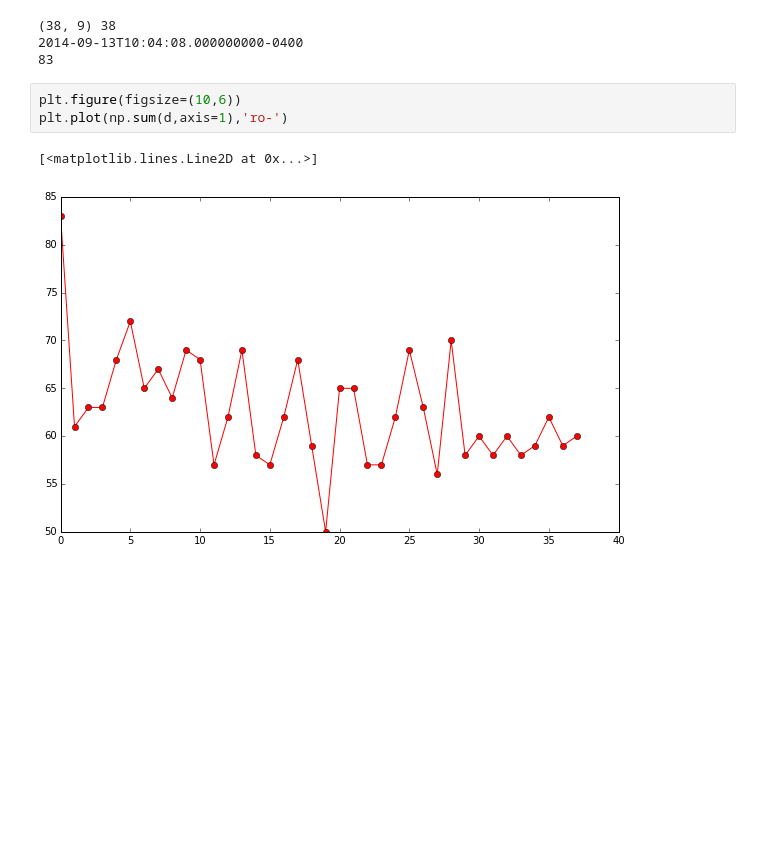
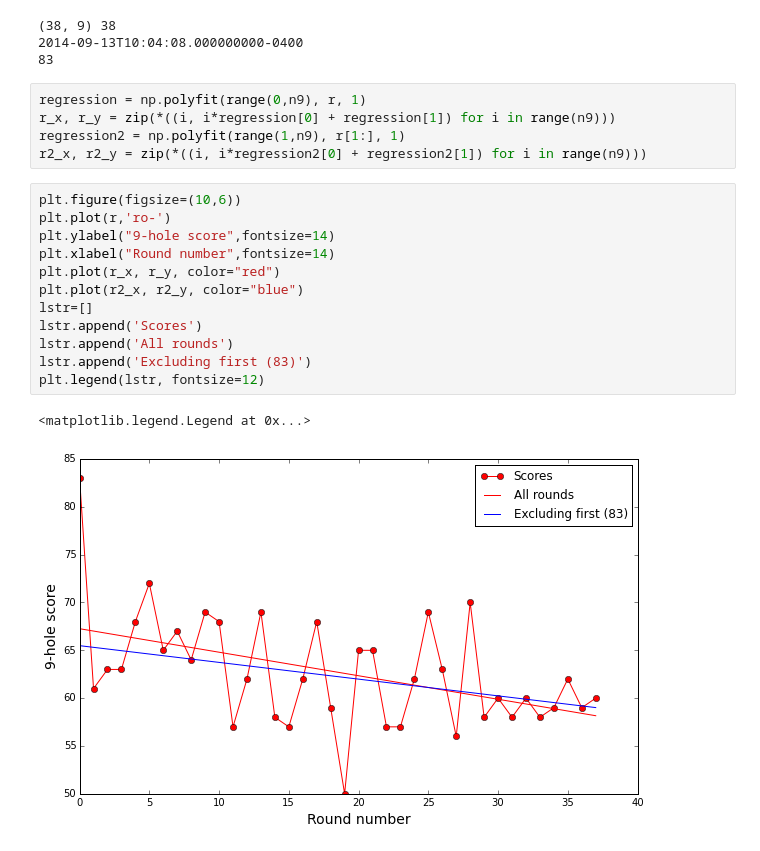
Before and after one commit to BrianOBlanton/NoteBooks, a Jupyter notebook: MyLousyGolfScores.ipynb, the cells around one changed output. Drawn from its saved outputs; the diff is of its cells as text; blank space fills up the shorter version.

```diff
--- a/MyLousyGolfScores.ipynb
+++ b/MyLousyGolfScores.ipynb
@@ -21,9 +21,23 @@ print r[0]
 (38, 9) 38
 2014-09-13T10:04:08.000000000-0400
 83
-# %%
-plt.figure(figsize=(10,6))
-plt.plot(np.sum(d,axis=1),'ro-')
-# %% [output]
-[<matplotlib.lines.Line2D at 0x...>]
-[figure, removed]
+# %%
+regression = np.polyfit(range(0,n9), r, 1)
+r_x, r_y = zip(*((i, i*regression[0] + regression[1]) for i in range(n9)))
+regression2 = np.polyfit(range(1,n9), r[1:], 1)
+r2_x, r2_y = zip(*((i, i*regression2[0] + regression2[1]) for i in range(n9)))
+# %%
+plt.figure(figsize=(10,6))
+plt.plot(r,'ro-')
+plt.ylabel("9-hole score",fontsize=14)
+plt.xlabel("Round number",fontsize=14)
+plt.plot(r_x, r_y, color="red")
+plt.plot(r2_x, r2_y, color="blue")
+lstr=[]
+lstr.append('Scores')
+lstr.append('All rounds')
+lstr.append('Excluding first (83)')
+plt.legend(lstr, fontsize=12)
+# %% [output]
+<matplotlib.legend.Legend at 0x...>
+[figure, added]
```
Also changed, not shown: 12 other files.
